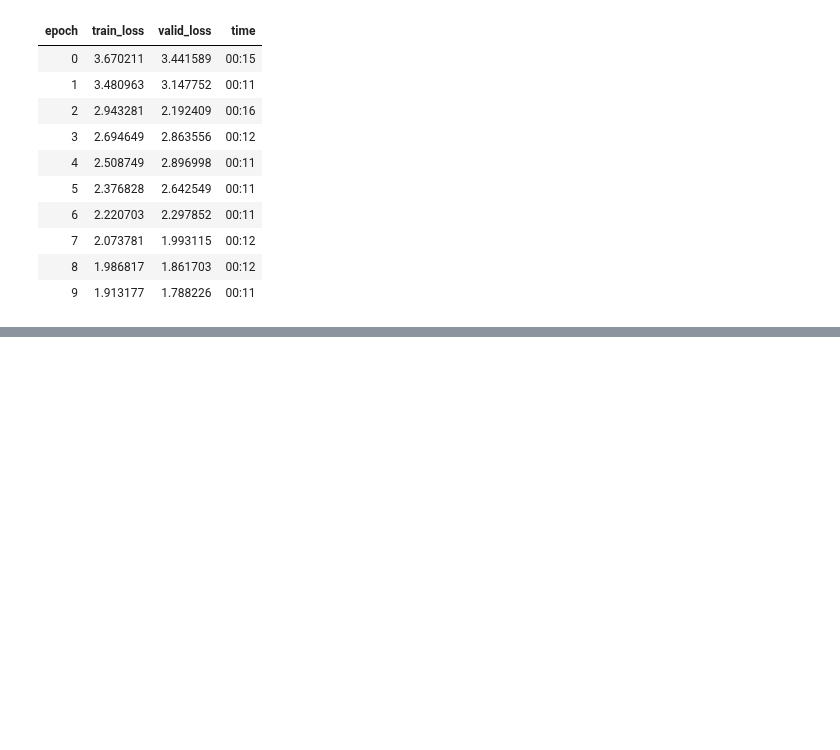
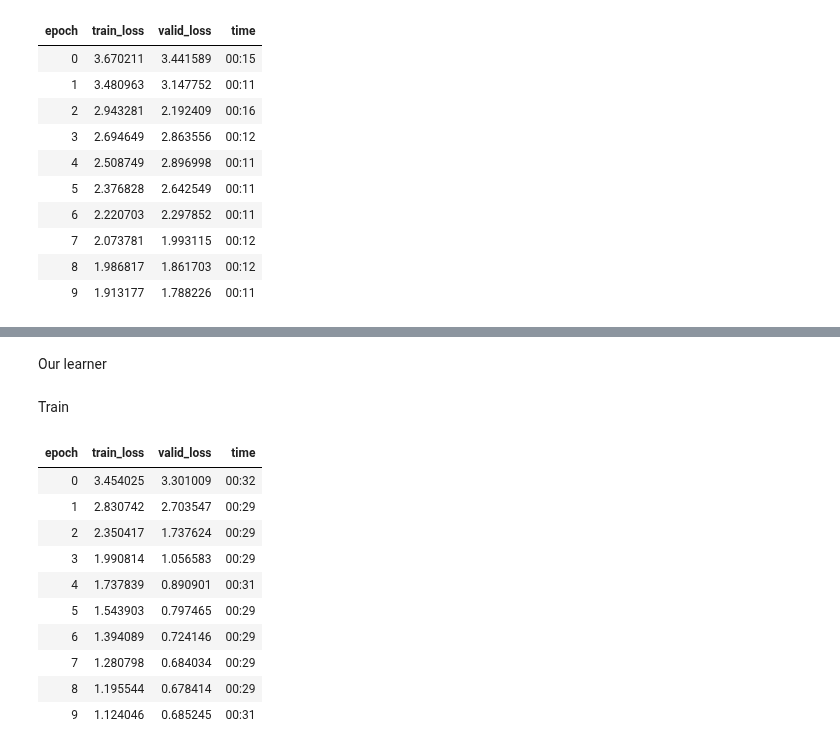
Before and after one commit to alixintong/btt-ai-know-your-customer, a Jupyter notebook: bounding_box.ipynb, the cells around one changed output, grey strips where cells are left out. Drawn from its saved outputs; the diff is of its cells as text; code cells hidden in the pictures; blank space fills up the shorter version.

```diff
--- a/bounding_box.ipynb
+++ b/bounding_box.ipynb
@@ -309,0 +578,3 @@ learn.fit_one_cycle(10, slice(1e-5, 1e-4))
+# %%
+ratios = [1/2,1,2]
+scales = [1,2**(-1/3), 2**(-2/3)]
@@ -309,0 +585,8 @@ learn.fit_one_cycle(10, slice(1e-5, 1e-4))
+# %%
+crit = RetinaNetFocalLoss(scales=scales, ratios=ratios)
+# %% [markdown]
+Our learner
+# %%
+def _retinanet_split(m): return L(m.encoder,nn.Sequential(m.c5top6, m.p6top7, m.merges, m.smoothers, m.classifier, m.box_regressor)).map(params)
+# %%
+learn = Learner(dls, arch, loss_func=crit, splitter=_retinanet_split)
@@ -309,0 +595,16 @@ learn.fit_one_cycle(10, slice(1e-5, 1e-4))
+# %% [markdown]
+Train
+# %%
+learn.fit_one_cycle(10, slice(1e-5, 1e-4))
+# %% [output]
+| epoch | train_loss | valid_loss | time |
+| 0 | 3.454025 | 3.301009 | 00:32 |
+| 1 | 2.830742 | 2.703547 | 00:29 |
+| 2 | 2.350417 | 1.737624 | 00:29 |
+| 3 | 1.990814 | 1.056583 | 00:29 |
+| 4 | 1.737839 | 0.890901 | 00:31 |
+| 5 | 1.543903 | 0.797465 | 00:29 |
+| 6 | 1.394089 | 0.724146 | 00:29 |
+| 7 | 1.280798 | 0.684034 | 00:29 |
+| 8 | 1.195544 | 0.678414 | 00:29 |
+| 9 | 1.124046 | 0.685245 | 00:31 |
```
Also changed, not shown: parts of 49 cells of this notebook.
